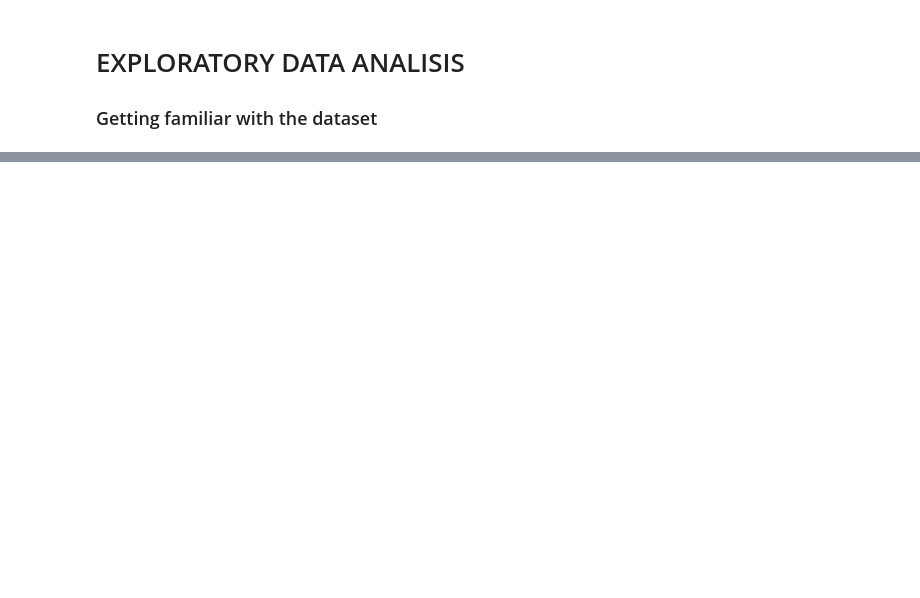
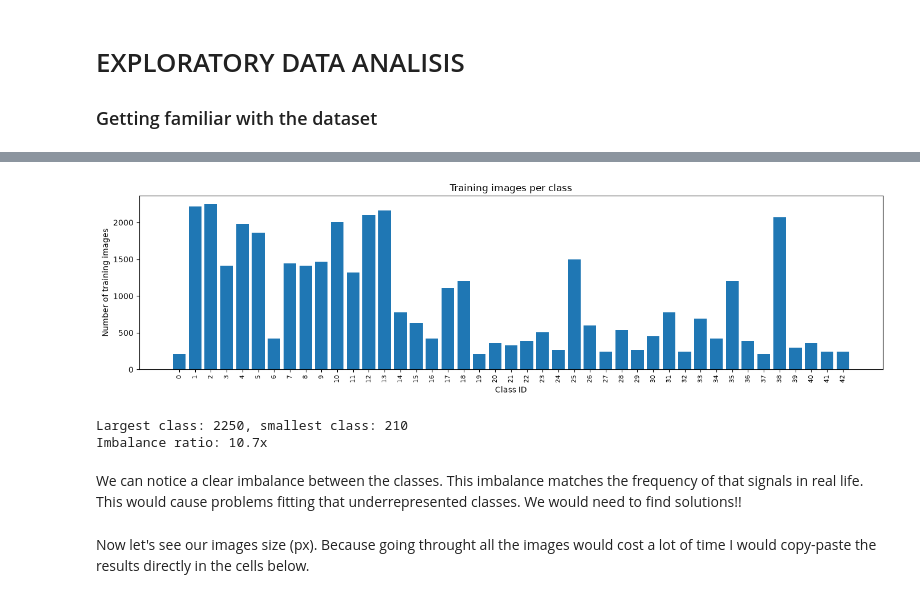
Before and after one commit to JDuarttt/traffic-sign-recognition, a Jupyter notebook: notebooks/eda.ipynb, the cells around one changed output, grey strips where cells are left out. Saved outputs shown, nothing was run; the diff lists cells and outputs as text; code cells hidden in the pictures; blank space fills up the shorter version.

```diff
--- a/notebooks/eda.ipynb
+++ b/notebooks/eda.ipynb
@@ -27,0 +39,31 @@ shutil.rmtree(dataset_path)
+# %%
+#Let's see hoy many samples per class we have
+from collections import Counter
+
+counts = Counter(train_data.targets)
+ids = [int(classes[i]) for i in order]
+values = [counts[i] for i in order]
+
+plt.figure(figsize=(14, 4))
+plt.bar(range(len(values)), values)
+plt.xticks(range(len(values)), ids, rotation=90, fontsize=8)
+plt.xlabel("Class ID")
+plt.ylabel("Number of training images")
+plt.title("Training images per class")
+plt.tight_layout()
+plt.show()
+
+print(f"Largest class: {max(values)}, smallest class: {min(values)}")
+print(f"Imbalance ratio: {max(values) / min(values):.1f}x")
+# %% [output]
+[figure, added]
+Largest class: 2250, smallest class: 210
+Imbalance ratio: 10.7x
+# %% [markdown]
+We can notice a clear imbalance between the classes.
+This imbalance matches the frequency of that signals in real life.
+This would cause problems fitting that underrepresented classes.
+We would need to find solutions!!
+# %% [markdown]
+Now let's see our images size (px).
+Because going throught all the images would cost a lot of time I would copy-paste the results directly in the cells below.
```
Also changed, not shown: parts of 12 cells of this notebook.
